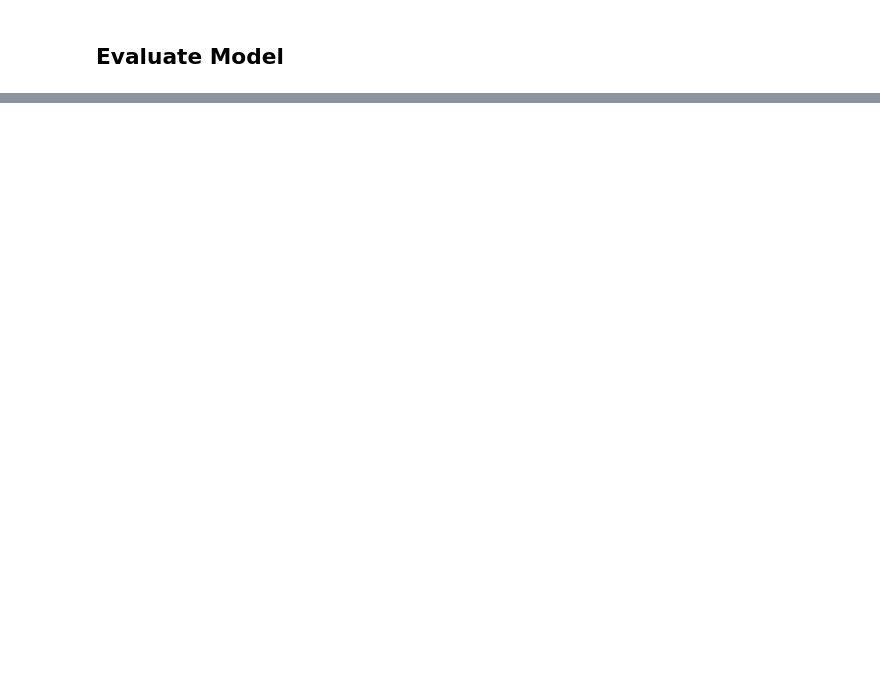
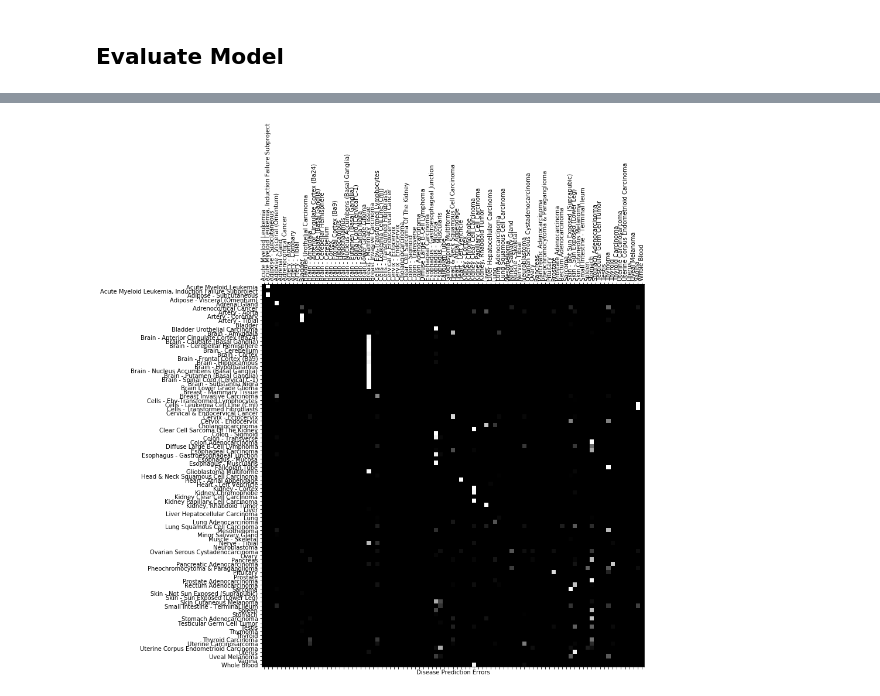
Before and after one commit to rcurrie/tumornormal, a Jupyter notebook: pathways.ipynb, the cells around one changed output, grey strips where cells are left out. Drawn from its saved outputs; the diff is of its cells as text; code cells hidden in the pictures; blank space fills up the shorter version.

```diff
--- a/pathways.ipynb
+++ b/pathways.ipynb
@@ -311,0 +340,19 @@ plt.show()
+# %%
+# Show only where there are errors
+row_sums = confusion_matrix.sum(axis=1, keepdims=True)
+norm_conf_mx = confusion_matrix / row_sums
+np.fill_diagonal(norm_conf_mx, 0)
+
+fig = plt.figure(figsize=(12,12))
+ax = fig.add_subplot(111)
+cax = ax.matshow(norm_conf_mx, cmap=plt.cm.gray)
+ax.set_xticklabels(disease_encoder.classes_.tolist(), rotation=90)
+ax.set_yticklabels(disease_encoder.classes_.tolist())
+
+ax.xaxis.set_major_locator(ticker.MultipleLocator(1))
+ax.yaxis.set_major_locator(ticker.MultipleLocator(1))
+
+ax.set_xlabel("Disease Prediction Errors")
+plt.show()
+# %% [output]
+[figure, added]
```
Also changed, not shown: parts of 8 cells of this notebook.
